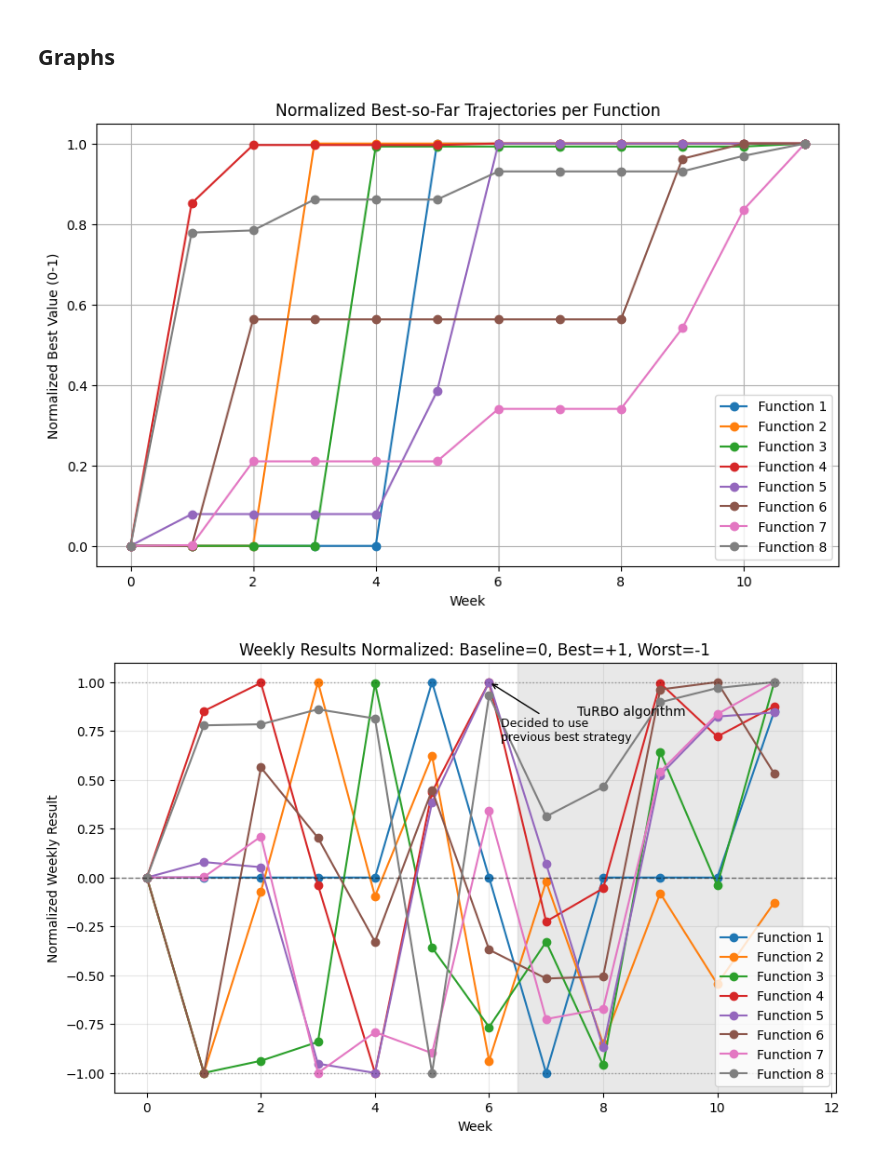
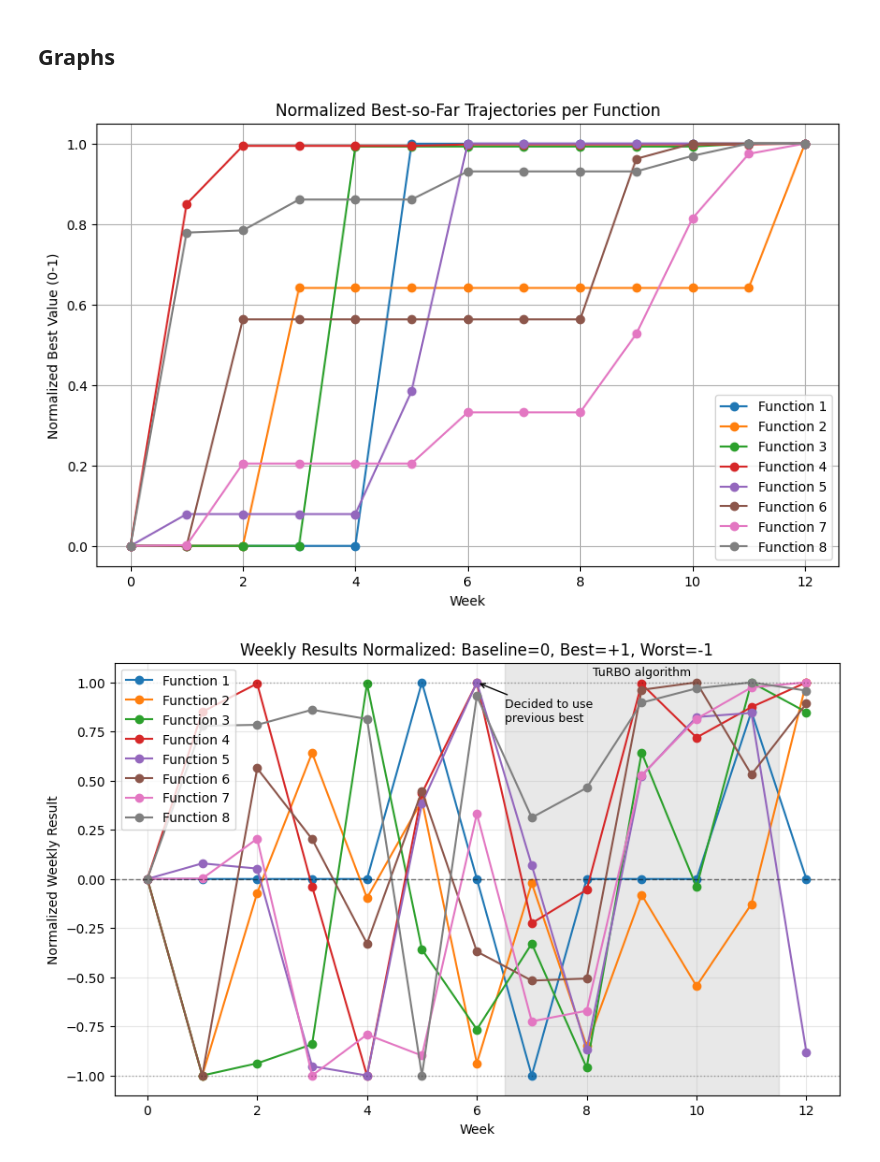
Before and after one commit to emarb/imperial-ml-capstone, a Jupyter notebook: graph-report.ipynb, the cells around one changed output. Cells and saved outputs as stored; diff of their text form; code cells hidden in the pictures.

```diff
--- a/graph-report.ipynb
+++ b/graph-report.ipynb
@@ -37,8 +37,8 @@ for X in range(1, 9):
 # --------------------------------------------------
 # 2. Weekly submission data (week known)
 # --------------------------------------------------
-inputs_path = "submissions/w11_inputs.txt"
-outputs_path = "submissions/w11_outputs.txt"
+inputs_path = "submissions/w12_inputs.txt"
+outputs_path = "submissions/w12_outputs.txt"
 
 # ---- Parse inputs ----
 with open(inputs_path, 'r') as file:
@@ -280,7 +280,7 @@ plt.legend()
 plt.grid(True)
 plt.show()
 # %% [output]
-[figure, old version]
+[figure, new version]
 # %%
 # --------------------------------------------------
 # Compute per-(function, week) values
@@ -351,36 +351,36 @@ for func in plot_df['function'].unique():
     plt.plot(
         fdata['week'],
         fdata['value_norm'],
         marker='o',
         label=f'Function {func}'
     )
 
 # Visual aids (same as before)
-plt.annotate('Decided to use\nprevious best strategy', xy=(6, 1), xytext=(6.2, 0.7),
+plt.annotate('Decided to use\nprevious best', xy=(6, 1), xytext=(6.5, 0.8),
              arrowprops=dict(arrowstyle='->', lw=1), fontsize=9, ha='left')
 
 plt.axvspan(6.5, 11.5, alpha=0.18, color='gray')
-plt.text(8.5, 0.85, 'TuRBO algorithm', ha='center', va='center', fontsize=10)
+plt.text(9.0, 1.05, 'TuRBO algorithm', ha='center', va='center', fontsize=9)
 
 plt.axhline(0, linestyle='--', linewidth=1, color='k', alpha=0.5)
 plt.axhline(1, linestyle=':', linewidth=1, color='k', alpha=0.3)
 plt.axhline(-1, linestyle=':', linewidth=1, color='k', alpha=0.3)
 
 plt.xlabel('Week')
 plt.ylabel('Normalized Weekly Result')
 plt.title('Weekly Results Normalized: Baseline=0, Best=+1, Worst=-1')
 plt.legend()
 plt.grid(True, alpha=0.3)
 
 
 # EXPORT
 import os
 os.makedirs('images', exist_ok=True)
 plt.savefig('images/all_functions_normalized.png', bbox_inches='tight', dpi=300)
 
 plt.show()
 # %% [output]
-[figure, old version]
+[figure, new version]
 # %%
 import pandas as pd
 import matplotlib.pyplot as plt
```
Also changed, not shown: parts of 4 cells of this notebook, 4 other files.
